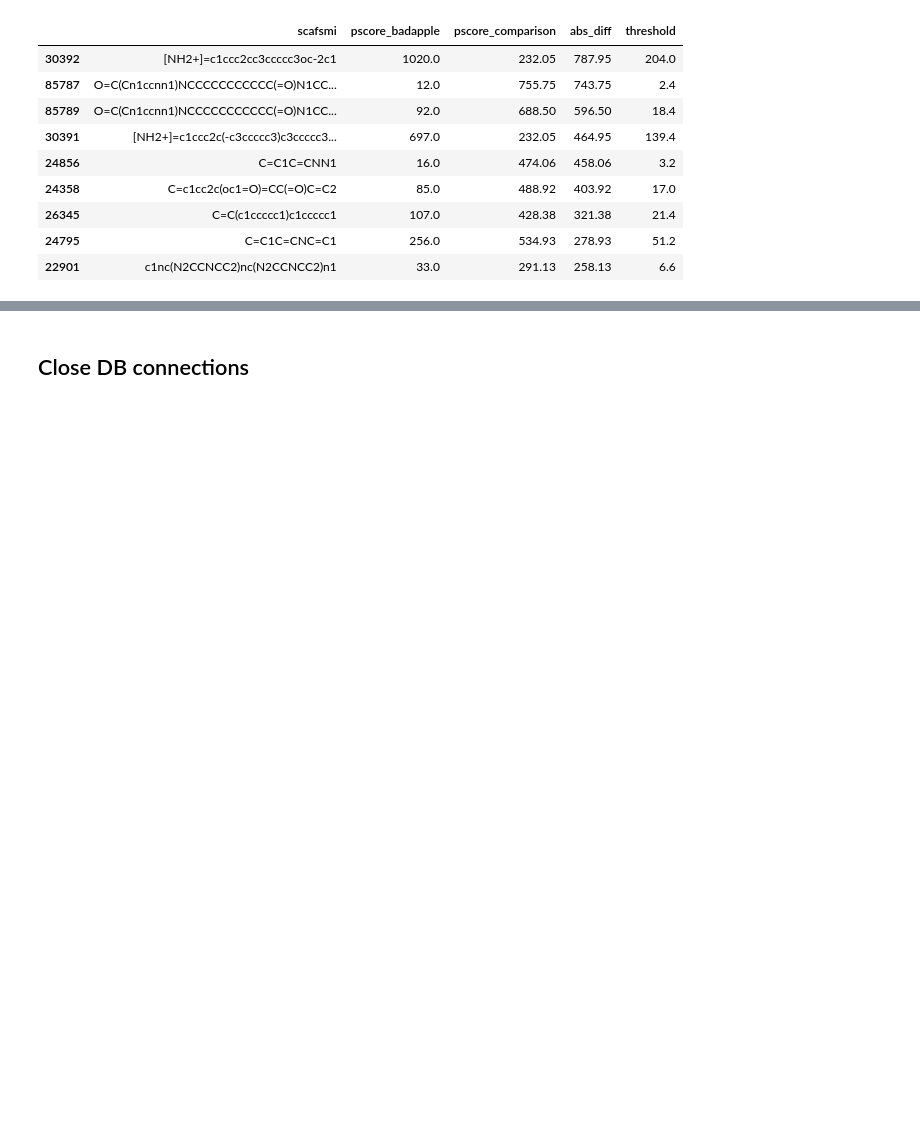
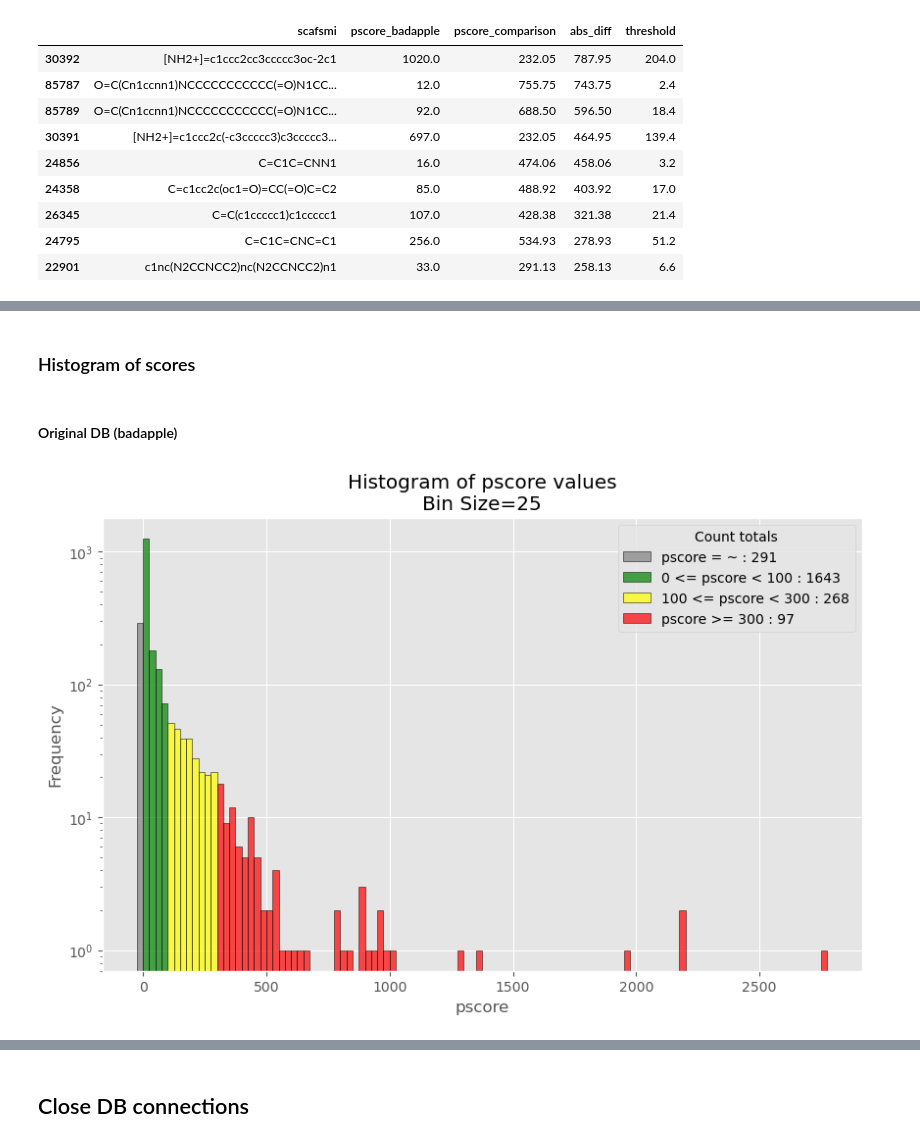
Before and after one commit to unmtransinfo/Badapple2, a Jupyter notebook: badapple1_comparison/src/notebooks/score_comparison.ipynb, the cells around one changed output, grey strips where cells are left out. Saved outputs shown, nothing was run; the diff lists cells and outputs as text; code cells hidden in the pictures; blank space fills up the shorter version.

```diff
--- a/badapple1_comparison/src/notebooks/score_comparison.ipynb
+++ b/badapple1_comparison/src/notebooks/score_comparison.ipynb
@@ -192,0 +253,11 @@ with open(save_path, "w") as f:
+# %%
+def get_pscores_ind(db_cursor, db_conn):
+    query = sql.SQL("SELECT scafsmi, pscore FROM scaffold WHERE in_drug ORDER BY scafsmi")
+    result = []
+    try:
+        db_cursor.execute(query)
+        result = db_cursor.fetchall()
+        return result
+    except Exception:
+        db_conn.rollback()
+    return result
@@ -192,0 +305,8 @@ with open(save_path, "w") as f:
+# %% [markdown]
+### Histogram of scores
+# %% [markdown]
+#### Original DB (badapple)
+# %%
+show_score_histogram(original_df_ind["pscore"])
+# %% [output]
+[figure, added]
```
Also changed, not shown: parts of 18 cells of this notebook.
